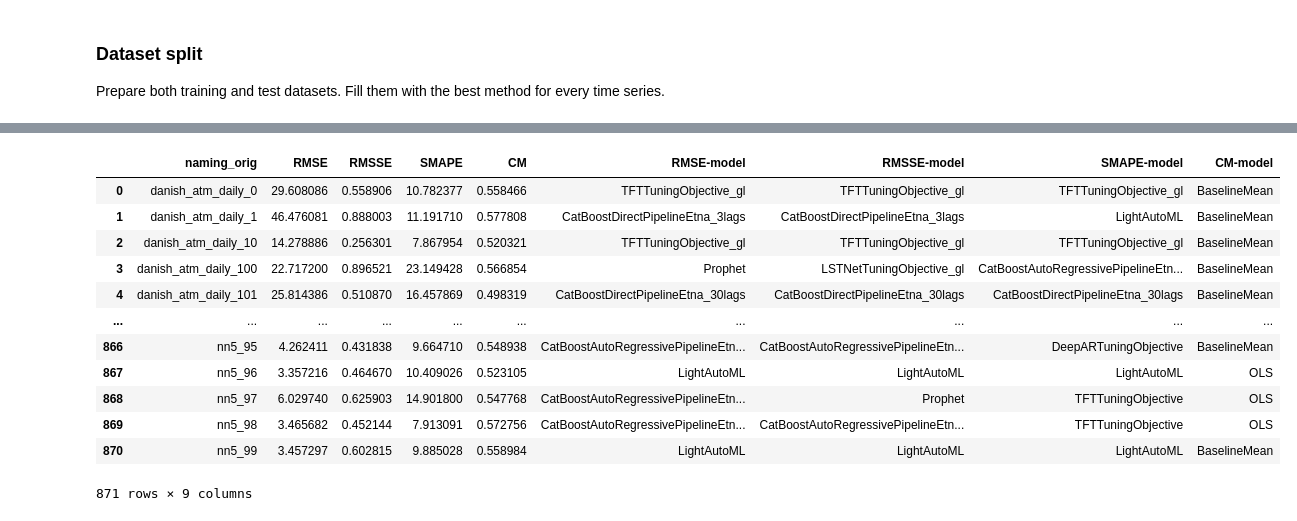
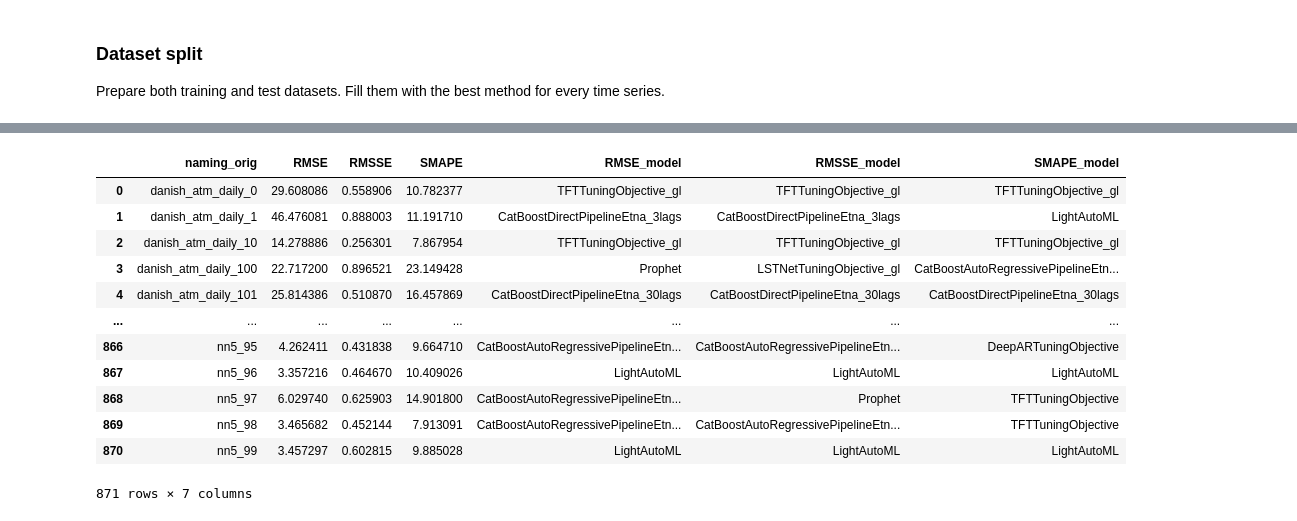
Before and after one commit to rntprch/ML-Project-Team-9-MetaLearning, a Jupyter notebook: preprocess.ipynb, the cells around one changed output, grey strips where cells are left out. Saved outputs shown, nothing was run; the diff lists cells and outputs as text; code cells hidden in the pictures.

```diff
--- a/preprocess.ipynb
+++ b/preprocess.ipynb
@@ -283,7 +307,7 @@ np.abs(data[metrics].corr()).style.format("{:.2f}").background_gradient(cmap='Re
 # %% [markdown]
 We must drop out MAE and MSE, which correlate to the RMSE. The same applies to MASE and MAPE.
 # %%
-data = data.drop(['MAE', 'MSE', 'MASE', 'MAPE'], axis=1)
+data = data.drop(['MAE', 'MSE', 'MASE'], axis=1)
 # %%
 metrics = data.select_dtypes(include=np.number).columns.tolist()
 np.abs(data[metrics].corr()).style.format("{:.2f}").background_gradient(cmap='Reds', high=1.01)
@@ -335,5 +320,0 @@ def cumulative_metric(metrics,
-# %%
-weights = [0.15, 1, 1, 1]
-data['CM'] = cumulative_metric([data['RMSE'], data['RMSSE'], data['SMAPE'],
-                                data['train_time']+data['forecast_time']],
-                               weights, greater_is_better=False)
@@ -351,17 +320,0 @@ np.abs(data[metrics].corr()).style.format("{:.2f}").background_gradient(cmap='Re
-# %%
-# Depicts final metrics distribution
-labels = ['RMSE', 'RMSSE', 'SMAPE', 'CM']
-rows = 2
-
-fig, axes = plt.subplots(nrows=rows, ncols=len(labels)//rows, figsize=(16, 6))
-fig.subplots_adjust(hspace=0.4)
-
-for ax, label in zip(axes.flatten(), labels):
-    ax.set_xlabel('Value')
-    sns.violinplot(data[label], ax=ax, orient='h')
-    ax.grid()
-    ax.set_title(f'{label} distribution without outliers')
-
-
-plt.show()
-fig.savefig('./output/final_metrics', dpi=300)
@@ -407,7 +358,7 @@ def best_method(input, index, label, criteria, na_handling=np.nan,
     # Prepare rows columns for the table
     rows = input[index].unique()
     # Prepare columns for criteria values and model names
-    suffs = ['', '-model']; cols = []
+    suffs = ['', '_model']; cols = []
     for suff in suffs:
         for criterion in criteria:
             cols.append(criterion+suff)
@@ -458,26 +409,26 @@ train
 # %%
 # Extract test dataset from the initial table
 test = data[data['split']=='test']
 test = test.drop(labels=['split'], axis=1)
 # Create table with best methods for each time series
 test = best_method(test, 'naming_orig', 'model_name',
-                    ['RMSE', 'RMSSE', 'SMAPE', 'CM'])
+                    ['RMSE', 'RMSSE', 'SMAPE'])
 test = test.sort_values(by=['naming_orig'])
 test
 # %% [output]
-|  | naming_orig | RMSE | RMSSE | SMAPE | CM | RMSE-model | RMSSE-model | SMAPE-model | CM-model |
-| 0 | danish_atm_daily_0 | 29.608086 | 0.558906 | 10.782377 | 0.558466 | TFTTuningObjective_gl | TFTTuningObjective_gl | TFTTuningObjective_gl | BaselineMean |
-| 1 | danish_atm_daily_1 | 46.476081 | 0.888003 | 11.191710 | 0.577808 | CatBoostDirectPipelineEtna_3lags | CatBoostDirectPipelineEtna_3lags | LightAutoML | BaselineMean |
-| 2 | danish_atm_daily_10 | 14.278886 | 0.256301 | 7.867954 | 0.520321 | TFTTuningObjective_gl | TFTTuningObjective_gl | TFTTuningObjective_gl | BaselineMean |
-| 3 | danish_atm_daily_100 | 22.717200 | 0.896521 | 23.149428 | 0.566854 | Prophet | LSTNetTuningObjective_gl | CatBoostAutoRegressivePipelineEtn... | BaselineMean |
-| 4 | danish_atm_daily_101 | 25.814386 | 0.510870 | 16.457869 | 0.498319 | CatBoostDirectPipelineEtna_30lags | CatBoostDirectPipelineEtna_30lags | CatBoostDirectPipelineEtna_30lags | BaselineMean |
-| ... | ... | ... | ... | ... | ... | ... | ... | ... | ... |
-| 866 | nn5_95 | 4.262411 | 0.431838 | 9.664710 | 0.548938 | CatBoostAutoRegressivePipelineEtn... | CatBoostAutoRegressivePipelineEtn... | DeepARTuningObjective | BaselineMean |
-| 867 | nn5_96 | 3.357216 | 0.464670 | 10.409026 | 0.523105 | LightAutoML | LightAutoML | LightAutoML | OLS |
-| 868 | nn5_97 | 6.029740 | 0.625903 | 14.901800 | 0.547768 | CatBoostAutoRegressivePipelineEtn... | Prophet | TFTTuningObjective | OLS |
-| 869 | nn5_98 | 3.465682 | 0.452144 | 7.913091 | 0.572756 | CatBoostAutoRegressivePipelineEtn... | CatBoostAutoRegressivePipelineEtn... | TFTTuningObjective | OLS |
-| 870 | nn5_99 | 3.457297 | 0.602815 | 9.885028 | 0.558984 | LightAutoML | LightAutoML | LightAutoML | BaselineMean |
+|  | naming_orig | RMSE | RMSSE | SMAPE | RMSE_model | RMSSE_model | SMAPE_model |
+| 0 | danish_atm_daily_0 | 29.608086 | 0.558906 | 10.782377 | TFTTuningObjective_gl | TFTTuningObjective_gl | TFTTuningObjective_gl |
+| 1 | danish_atm_daily_1 | 46.476081 | 0.888003 | 11.191710 | CatBoostDirectPipelineEtna_3lags | CatBoostDirectPipelineEtna_3lags | LightAutoML |
+| 2 | danish_atm_daily_10 | 14.278886 | 0.256301 | 7.867954 | TFTTuningObjective_gl | TFTTuningObjective_gl | TFTTuningObjective_gl |
+| 3 | danish_atm_daily_100 | 22.717200 | 0.896521 | 23.149428 | Prophet | LSTNetTuningObjective_gl | CatBoostAutoRegressivePipelineEtn... |
+| 4 | danish_atm_daily_101 | 25.814386 | 0.510870 | 16.457869 | CatBoostDirectPipelineEtna_30lags | CatBoostDirectPipelineEtna_30lags | CatBoostDirectPipelineEtna_30lags |
+| ... | ... | ... | ... | ... | ... | ... | ... |
+| 866 | nn5_95 | 4.262411 | 0.431838 | 9.664710 | CatBoostAutoRegressivePipelineEtn... | CatBoostAutoRegressivePipelineEtn... | DeepARTuningObjective |
+| 867 | nn5_96 | 3.357216 | 0.464670 | 10.409026 | LightAutoML | LightAutoML | LightAutoML |
+| 868 | nn5_97 | 6.029740 | 0.625903 | 14.901800 | CatBoostAutoRegressivePipelineEtn... | Prophet | TFTTuningObjective |
+| 869 | nn5_98 | 3.465682 | 0.452144 | 7.913091 | CatBoostAutoRegressivePipelineEtn... | CatBoostAutoRegressivePipelineEtn... | TFTTuningObjective |
+| 870 | nn5_99 | 3.457297 | 0.602815 | 9.885028 | LightAutoML | LightAutoML | LightAutoML |
-871 rows × 9 columns
+871 rows × 7 columns
 # %%
 # Assert set shapes equality
 assert train.shape == test.shape, f'Shapes are not equal: {train.shape} and {test.shape}'
```
Also changed, not shown: parts of 20 cells of this notebook, 23 other files.
